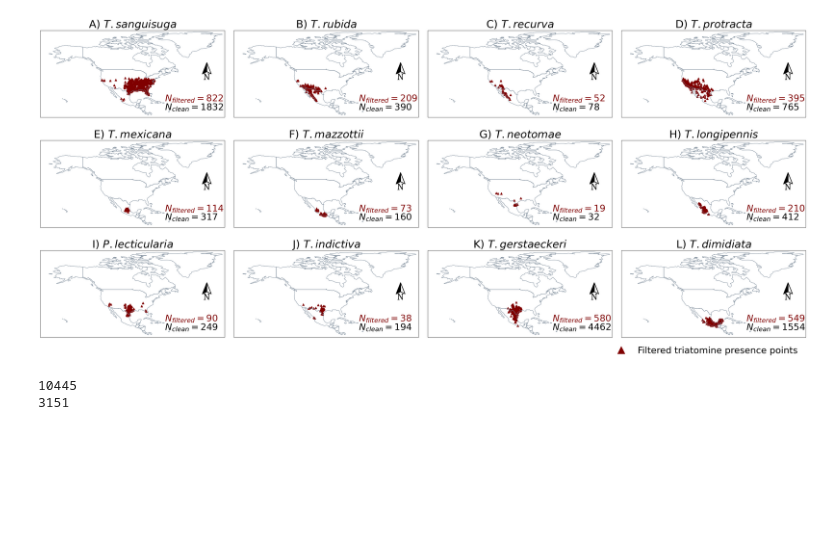
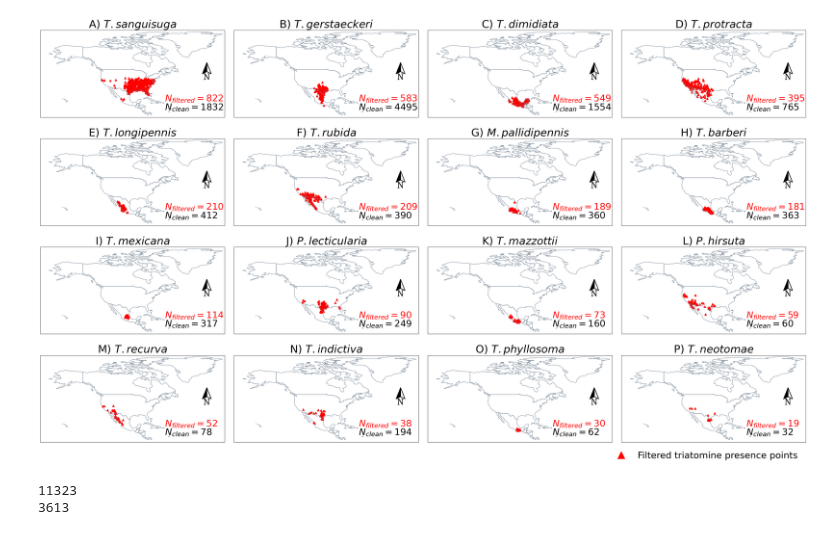
Before and after one commit to largeseabass/r_chagasM, a Jupyter notebook: plot_file/plot_raw_data.ipynb, the cells around one changed output. Drawn from its saved outputs; the diff is of its cells as text; code cells hidden in the pictures; blank space fills up the shorter version.

```diff
--- a/plot_file/plot_raw_data.ipynb
+++ b/plot_file/plot_raw_data.ipynb
@@ -13,16 +13,16 @@ output_dir = "/Users/liting/Documents/GitHub/r_chagasM/output/"
 world = gpd.read_file(gpd.datasets.get_path('naturalearth_lowres'))
 north_america = world[world['continent'] == 'North America']
 # %%
-fig, ax = plt.subplots(3,4, figsize=(45,26))
+fig, ax = plt.subplots(4,4, figsize=(45,32))
 
 xlim = [-180,-10]
 ylim = [5,85]
 
 
-sp_rarefied_name_list = ['san','rub','rec','pro','mex','maz','neo','lon','lec','ind','ger','dim']
-sp_rarefied_name_list_full = ['T. sanguisuga','T. rubida',' T. recurva','T. protracta','T. mexicana','T. mazzottii','T. neotomae','T. longipennis',' P. lecticularia',' T. indictiva','T. gerstaeckeri','T. dimidiata']
-label_list = ['A','B','C','D','E','F','G','H','I','J','K','L','M','N']
-bug_name_list = ["sanguisuga","rubida","recurva","protracta","mexicana","mazzottii","neotomae","longipennis","lecticularia","indictiva","gerstaeckeri","dimidiata"]
+sp_rarefied_name_list = ['san','ger','dim','pro','lon','rub','pal','bar','mex','lec','maz','hir','rec','ind','phy','neo']
+sp_rarefied_name_list_full = ['T. sanguisuga','T. gerstaeckeri','T. dimidiata','T. protracta','T. longipennis','T. rubida','M. pallidipennis','T. barberi','T. mexicana',' P. lecticularia','T. mazzottii','P. hirsuta',' T. recurva',' T. indictiva','T. phyllosoma','T. neotomae']
+label_list = ['A','B','C','D','E','F','G','H','I','J','K','L','M','N','O','P']
+bug_name_list = ["sanguisuga","gerstaeckeri","dimidiata","protracta","longipennis","rubida",'pallidipennis','barberi',"mexicana","lecticularia","mazzottii",'hirsuta',"recurva","indictiva",'phyllosoma',"neotomae"]
 for i in range(len(sp_rarefied_name_list)):
 
     ax_0 = i // 4
@@ -35,44 +35,44 @@ for i in range(len(sp_rarefied_name_list)):
     this_title = sp_rarefied_name_list_full[i]
     ax[ax_0,ax_1].set_title(label_list[i]+') '+'$\it{%s}$'%this_title,fontsize=35,y=1.01)
 
-    sp_path_raw = "/Users/liting/Documents/GitHub/Clean_species_data/data/final_data/northAmerica_"+bug_name_list[i]+'.csv'
+    sp_path_raw = "/Users/liting/Documents/GitHub/Clean_species_data/data/edit_final_data/northAmerica_"+bug_name_list[i]+'.csv'
     pre_select_raw = pd.read_csv(sp_path_raw)
     number_points_raw = len(pre_select_raw)
 
     sp_path_filter = "/Users/liting/Documents/GitHub/Clean_species_data/data/spthin/"+sp_rarefied_name_list[i]+'.csv'
     pre_select_filter = pd.read_csv(sp_path_filter)
     gdf4 = gpd.GeoDataFrame(pre_select_filter, geometry=gpd.points_from_xy(pre_select_filter.DecimalLongitude, pre_select_filter.DecimalLatitude))
-    gdf4.plot(marker='^', ax=ax[ax_0,ax_1], color='maroon', markersize=50)
+    gdf4.plot(marker='^', ax=ax[ax_0,ax_1], color='red', markersize=50)
     number_points_filtered = len(pre_select_filter)
 
 
     ax[ax_0,ax_1].text(x=-65, y=12, s='$N_{clean}=$'+str(number_points_raw), fontsize=30)
-    ax[ax_0,ax_1].text(x=-65, y=20, s='$N_{filtered}=$'+str(number_points_filtered), fontsize=30,color="maroon")
+    ax[ax_0,ax_1].text(x=-65, y=20, s='$N_{filtered}=$'+str(number_points_filtered), fontsize=30,color="red")
     ax[ax_0,ax_1].tick_params(left = False, right = False , labelleft = False ,labelbottom = False, bottom = False)
     ax[ax_0,ax_1].set_xlim(xlim)
     ax[ax_0,ax_1].set_ylim(ylim)
     # ax[ax_0,ax_1].set_ylabel("latitude",fontsize=25)
     # ax[ax_0,ax_1].set_xlabel("longitude",fontsize=25)
     ax[ax_0,ax_1].set_aspect('equal')
     add_north_arrow(ax=ax[ax_0,ax_1], scale=.75, xlim_pos=.9025, ylim_pos=.5, color='#000', text_scaler=4, text_yT=-1.25)
 
 
 
 
 
 plt.subplots_adjust(hspace=-0.5)
 plt.subplots_adjust(wspace=0.05)
 
-patch3 = Line2D([0], [0], marker='^',color='maroon', label='Filtered triatomine presence points',linestyle='None',markersize=25 )
+patch3 = Line2D([0], [0], marker='^',color='red', label='Filtered triatomine presence points',linestyle='None',markersize=25 )
 plt.legend(handles=[patch3],fontsize=30,loc='lower right', frameon=False,bbox_to_anchor=[1, -0.3])
-plt.savefig(output_dir+"/figures/triatomine_input.png",dpi=300,bbox_inches='tight')
+plt.savefig(output_dir+"/figures/triatomine_input_edit.png",dpi=300,bbox_inches='tight')
 # %% [output]
-[figure, old version]
+[figure, new version]
 # %%
 get_num1 = 0
 get_num2 = 0
 for i in range(len(sp_rarefied_name_list)):
-    sp_path_raw = "/Users/liting/Documents/GitHub/Clean_species_data/data/final_data/northAmerica_"+bug_name_list[i]+'.csv'
+    sp_path_raw = "/Users/liting/Documents/GitHub/Clean_species_data/data/edit_final_data/northAmerica_"+bug_name_list[i]+'.csv'
     pre_select_raw = pd.read_csv(sp_path_raw)
     number_points_raw = len(pre_select_raw)
     get_num1 += number_points_raw
@@ -86,5 +86,5 @@ for i in range(len(sp_rarefied_name_list)):
 print(get_num1)
 print(get_num2)
 # %% [output]
-10445
-3151
+11323
+3613
```
Also changed, not shown: 9 other files.
